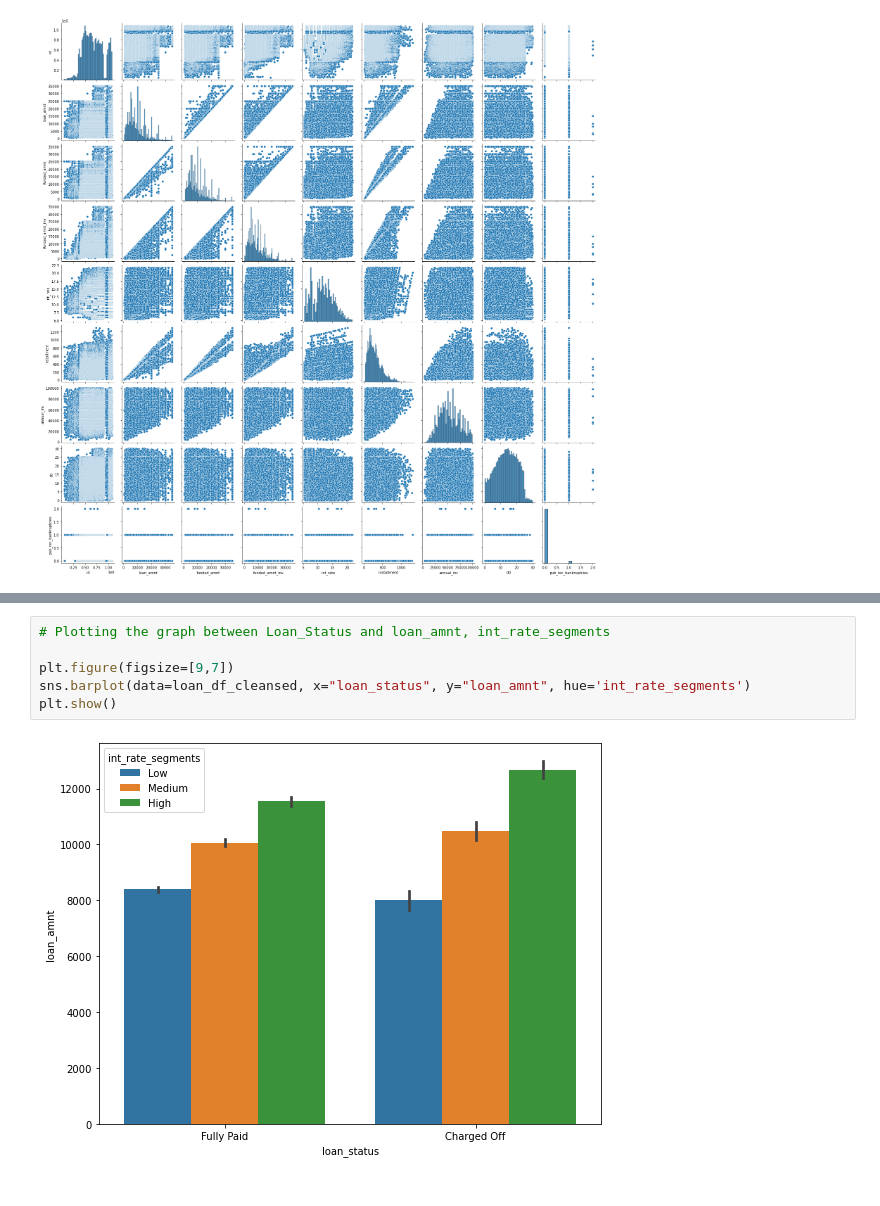
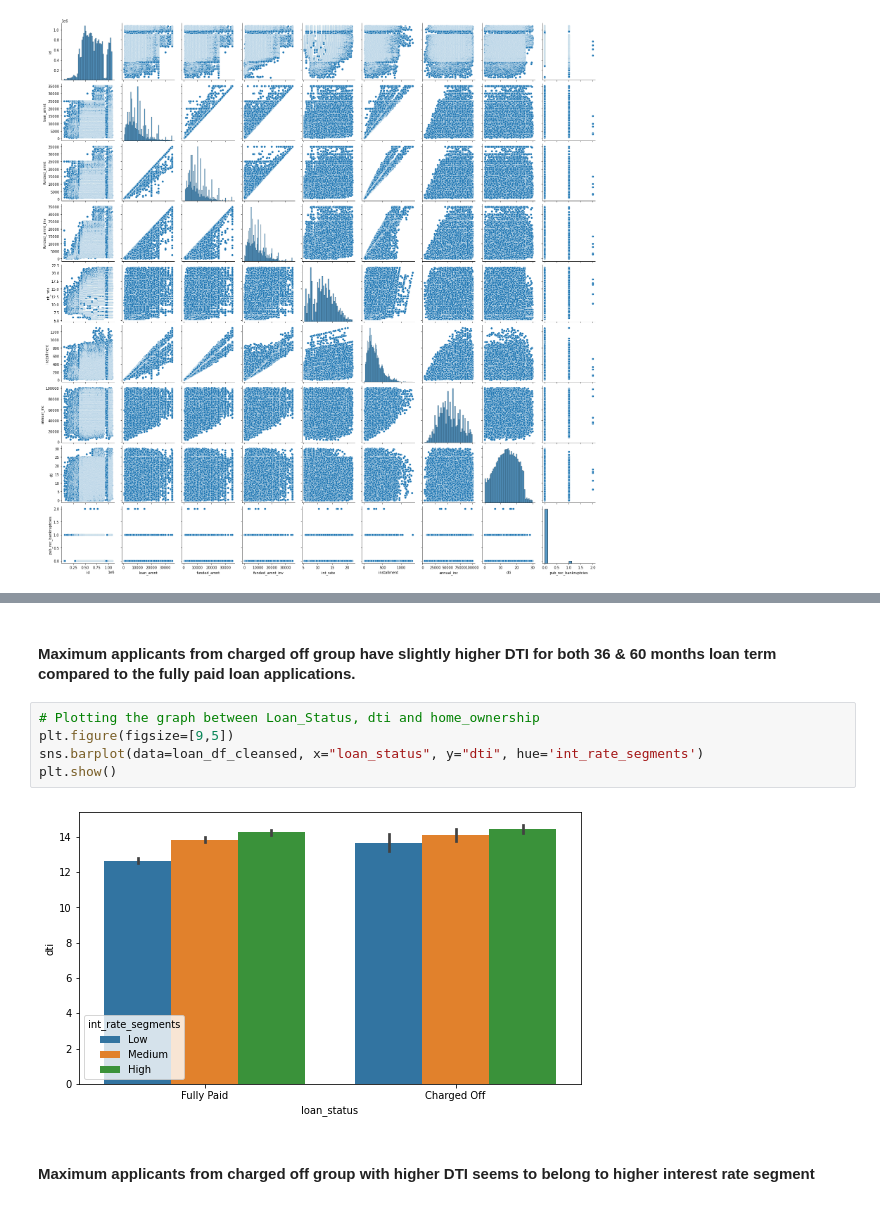
Before and after one commit to nareshmuniganti/LendingClubCaseStudy, a Jupyter notebook: LendingClub_CaseStudy.ipynb, the cells around one changed output, grey strips where cells are left out. Cells and saved outputs as stored; diff of their text form.

```diff
--- a/LendingClub_CaseStudy.ipynb
+++ b/LendingClub_CaseStudy.ipynb
@@ -609,8 +685,11 @@ plt.show()
+# %% [markdown]
+#### Maximum applicants from charged off group have slightly higher DTI for both 36 & 60 months loan term compared to the fully paid loan applications.
 # %%
-# Plotting the graph between Loan_Status and loan_amnt, int_rate_segments
-
-plt.figure(figsize=[9,7])
-sns.barplot(data=loan_df_cleansed, x="loan_status", y="loan_amnt", hue='int_rate_segments')
+# Plotting the graph between Loan_Status, dti and home_ownership
+plt.figure(figsize=[9,5])
+sns.barplot(data=loan_df_cleansed, x="loan_status", y="dti", hue='int_rate_segments')
 plt.show()
 # %% [output]
-[figure, old version]
+[figure, new version]
+# %% [markdown]
+#### Maximum applicants from charged off group with higher DTI seems to belong to higher interest rate segment
```
Also changed, not shown: parts of 36 cells of this notebook, 2 other files.
